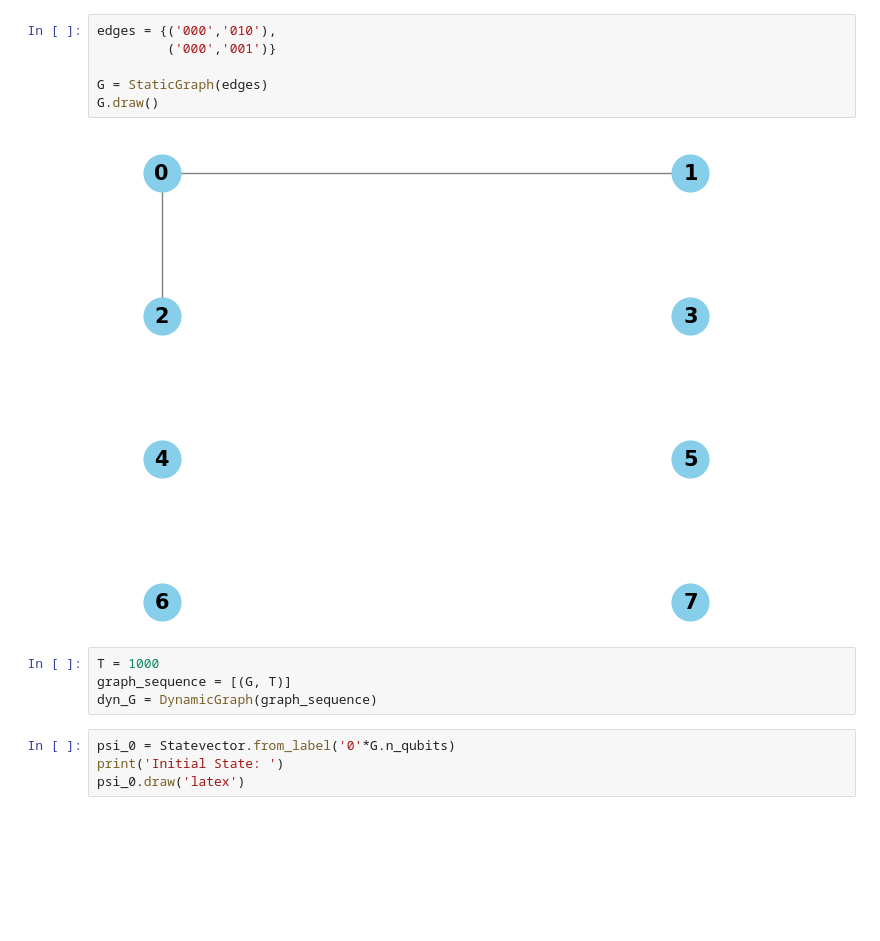
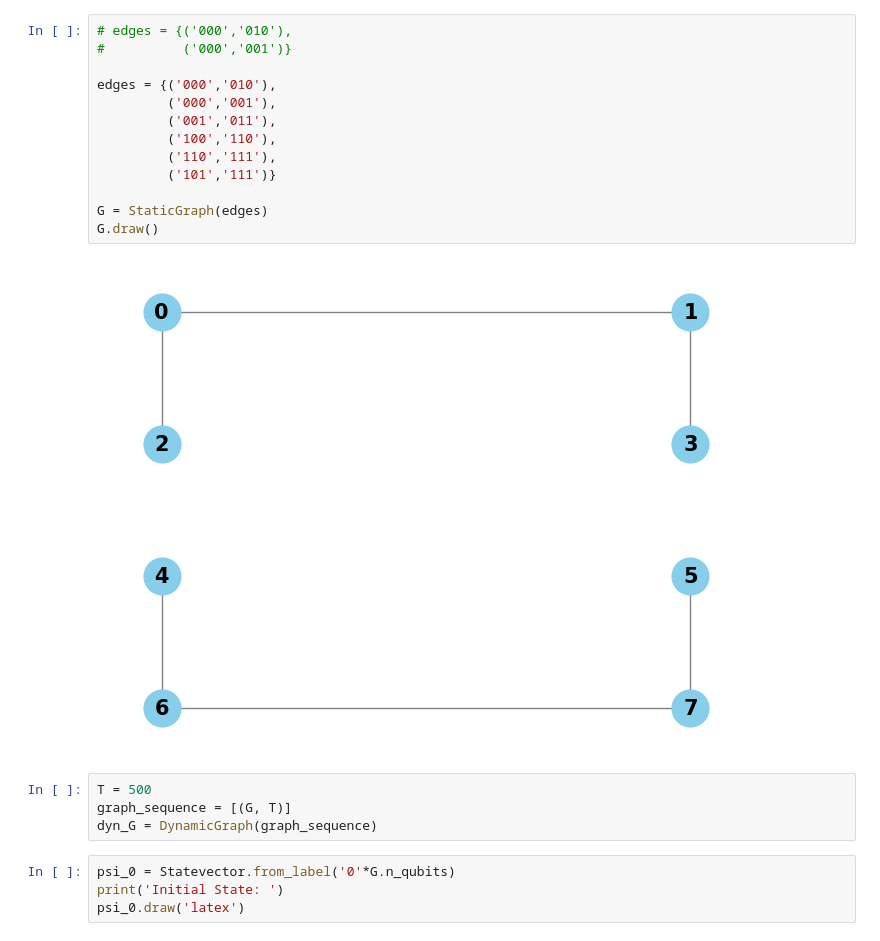
Before and after one commit to Mostafa-Atallah2020/ctqw-matching-decomp, a Jupyter notebook: examples/Zassenhaus-Trotter approximation of intersecting edges graphs.ipynb, the cells around one changed output. Drawn from its saved outputs; the diff is of its cells as text; blank space fills up the shorter version.

Commit message:
ZT for a more complex intersecting edge graph

```diff
--- a/examples/Zassenhaus-Trotter approximation of intersecting edges graphs.ipynb
+++ b/examples/Zassenhaus-Trotter approximation of intersecting edges graphs.ipynb
@@ -13,13 +16,20 @@ import numpy as np
 # %%
+# edges = {('000','010'),
+#          ('000','001')}
+
 edges = {('000','010'),
-         ('000','001')}
+         ('000','001'),
+         ('001','011'),
+         ('100','110'),
+         ('110','111'),
+         ('101','111')}
 
 G = StaticGraph(edges)
 G.draw()
 # %% [output]
-[figure, old version]
+[figure, new version]
 # %%
-T = 1000
+T = 500
 graph_sequence = [(G, T)]
 dyn_G = DynamicGraph(graph_sequence)
 # %%
```
Also changed, not shown: parts of 9 cells of this notebook, 1 other file.
